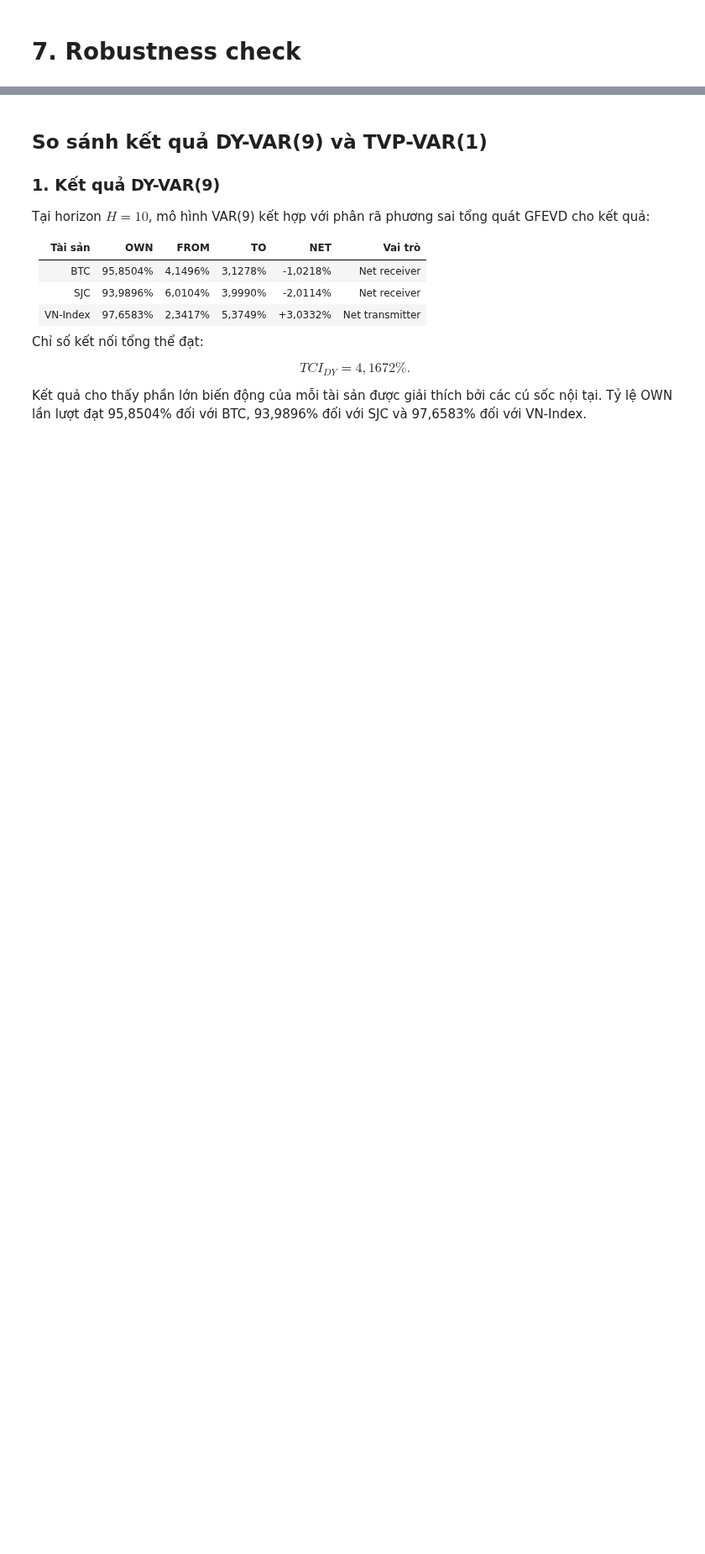
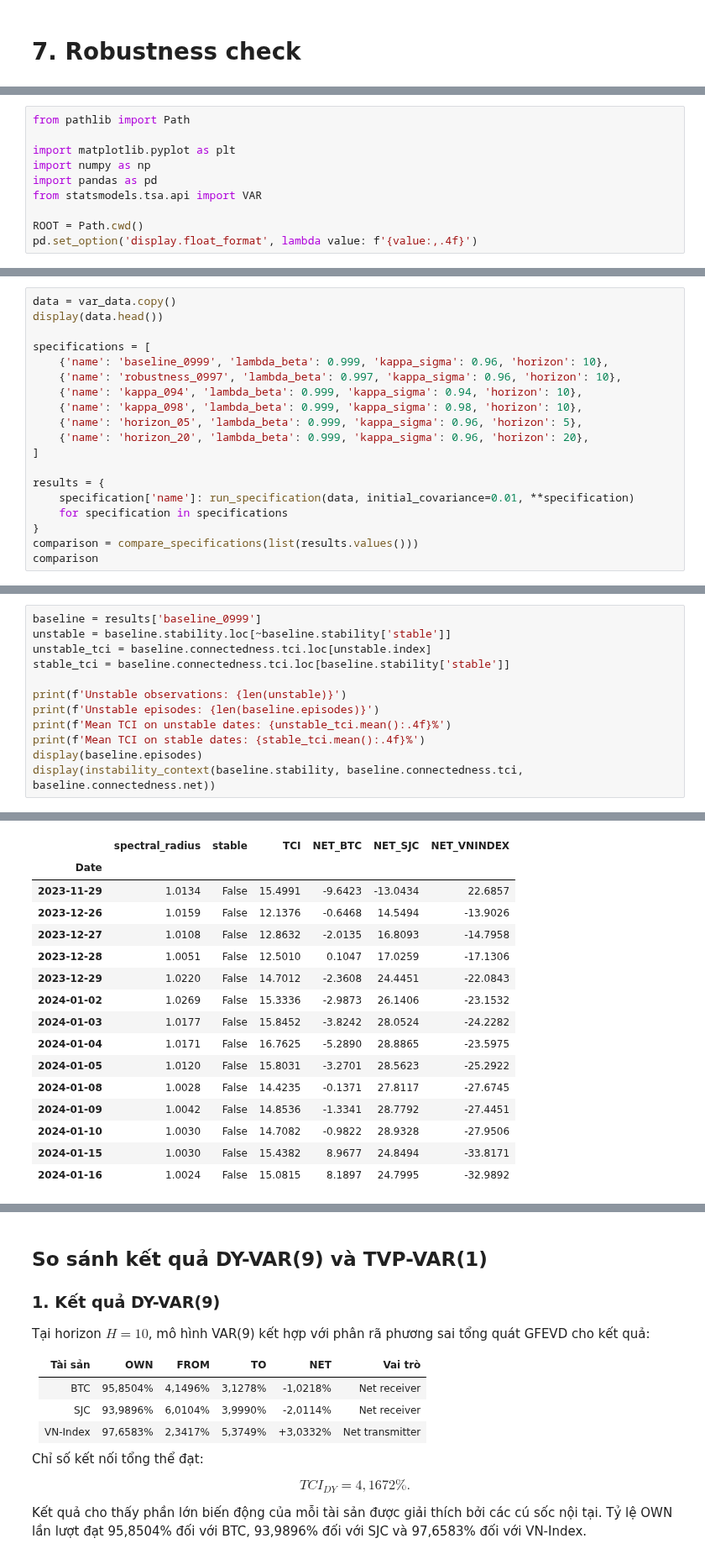
Before and after one commit to htrang22/btc-sjc-vnindex-risk-analysis, a Jupyter notebook: tvp-var-connectedness.ipynb, the cells around one changed output, grey strips where cells are left out. Shown at 84% size. Saved outputs shown, nothing was run; the diff lists cells and outputs as text; blank space fills up the shorter version.

Commit message:
refactor: consolidate robustness check into notebook

```diff
--- a/tvp-var-connectedness.ipynb
+++ b/tvp-var-connectedness.ipynb
@@ -1367,0 +1372,10 @@ Phuơng pháp kiểm định độ vững của mô hình là phân tích độ
+# %%
+from pathlib import Path
+
+import matplotlib.pyplot as plt
+import numpy as np
+import pandas as pd
+from statsmodels.tsa.api import VAR
+
+ROOT = Path.cwd()
+pd.set_option('display.float_format', lambda value: f'{value:,.4f}')
@@ -1367,0 +1804,19 @@ Phuơng pháp kiểm định độ vững của mô hình là phân tích độ
+# %%
+data = var_data.copy()
+display(data.head())
+
+specifications = [
+    {'name': 'baseline_0999', 'lambda_beta': 0.999, 'kappa_sigma': 0.96, 'horizon': 10},
+    {'name': 'robustness_0997', 'lambda_beta': 0.997, 'kappa_sigma': 0.96, 'horizon': 10},
+    {'name': 'kappa_094', 'lambda_beta': 0.999, 'kappa_sigma': 0.94, 'horizon': 10},
+    {'name': 'kappa_098', 'lambda_beta': 0.999, 'kappa_sigma': 0.98, 'horizon': 10},
+    {'name': 'horizon_05', 'lambda_beta': 0.999, 'kappa_sigma': 0.96, 'horizon': 5},
+    {'name': 'horizon_20', 'lambda_beta': 0.999, 'kappa_sigma': 0.96, 'horizon': 20},
+]
+
+results = {
+    specification['name']: run_specification(data, initial_covariance=0.01, **specification)
+    for specification in specifications
+}
+comparison = compare_specifications(list(results.values()))
+comparison
@@ -1367,0 +1855,13 @@ Phuơng pháp kiểm định độ vững của mô hình là phân tích độ
+# %%
+baseline = results['baseline_0999']
+unstable = baseline.stability.loc[~baseline.stability['stable']]
+unstable_tci = baseline.connectedness.tci.loc[unstable.index]
+stable_tci = baseline.connectedness.tci.loc[baseline.stability['stable']]
+
+print(f'Unstable observations: {len(unstable)}')
+print(f'Unstable episodes: {len(baseline.episodes)}')
+print(f'Mean TCI on unstable dates: {unstable_tci.mean():.4f}%')
+print(f'Mean TCI on stable dates: {stable_tci.mean():.4f}%')
+display(baseline.episodes)
+display(instability_context(baseline.stability, baseline.connectedness.tci, baseline.connectedness.net))
+# %% [output]
@@ -1367,0 +1876,16 @@ Phuơng pháp kiểm định độ vững của mô hình là phân tích độ
+|  | spectral_radius | stable | TCI | NET_BTC | NET_SJC | NET_VNINDEX |
+| Date |  |  |  |  |  |  |
+| 2023-11-29 | 1.0134 | False | 15.4991 | -9.6423 | -13.0434 | 22.6857 |
+| 2023-12-26 | 1.0159 | False | 12.1376 | -0.6468 | 14.5494 | -13.9026 |
+| 2023-12-27 | 1.0108 | False | 12.8632 | -2.0135 | 16.8093 | -14.7958 |
+| 2023-12-28 | 1.0051 | False | 12.5010 | 0.1047 | 17.0259 | -17.1306 |
+| 2023-12-29 | 1.0220 | False | 14.7012 | -2.3608 | 24.4451 | -22.0843 |
+| 2024-01-02 | 1.0269 | False | 15.3336 | -2.9873 | 26.1406 | -23.1532 |
+| 2024-01-03 | 1.0177 | False | 15.8452 | -3.8242 | 28.0524 | -24.2282 |
+| 2024-01-04 | 1.0171 | False | 16.7625 | -5.2890 | 28.8865 | -23.5975 |
+| 2024-01-05 | 1.0120 | False | 15.8031 | -3.2701 | 28.5623 | -25.2922 |
+| 2024-01-08 | 1.0028 | False | 14.4235 | -0.1371 | 27.8117 | -27.6745 |
+| 2024-01-09 | 1.0042 | False | 14.8536 | -1.3341 | 28.7792 | -27.4451 |
+| 2024-01-10 | 1.0030 | False | 14.7082 | -0.9822 | 28.9328 | -27.9506 |
+| 2024-01-15 | 1.0030 | False | 15.4382 | 8.9677 | 24.8494 | -33.8171 |
+| 2024-01-16 | 1.0024 | False | 15.0815 | 8.1897 | 24.7995 | -32.9892 |
```
Also changed, not shown: parts of 15 cells of this notebook, 7 other files.
